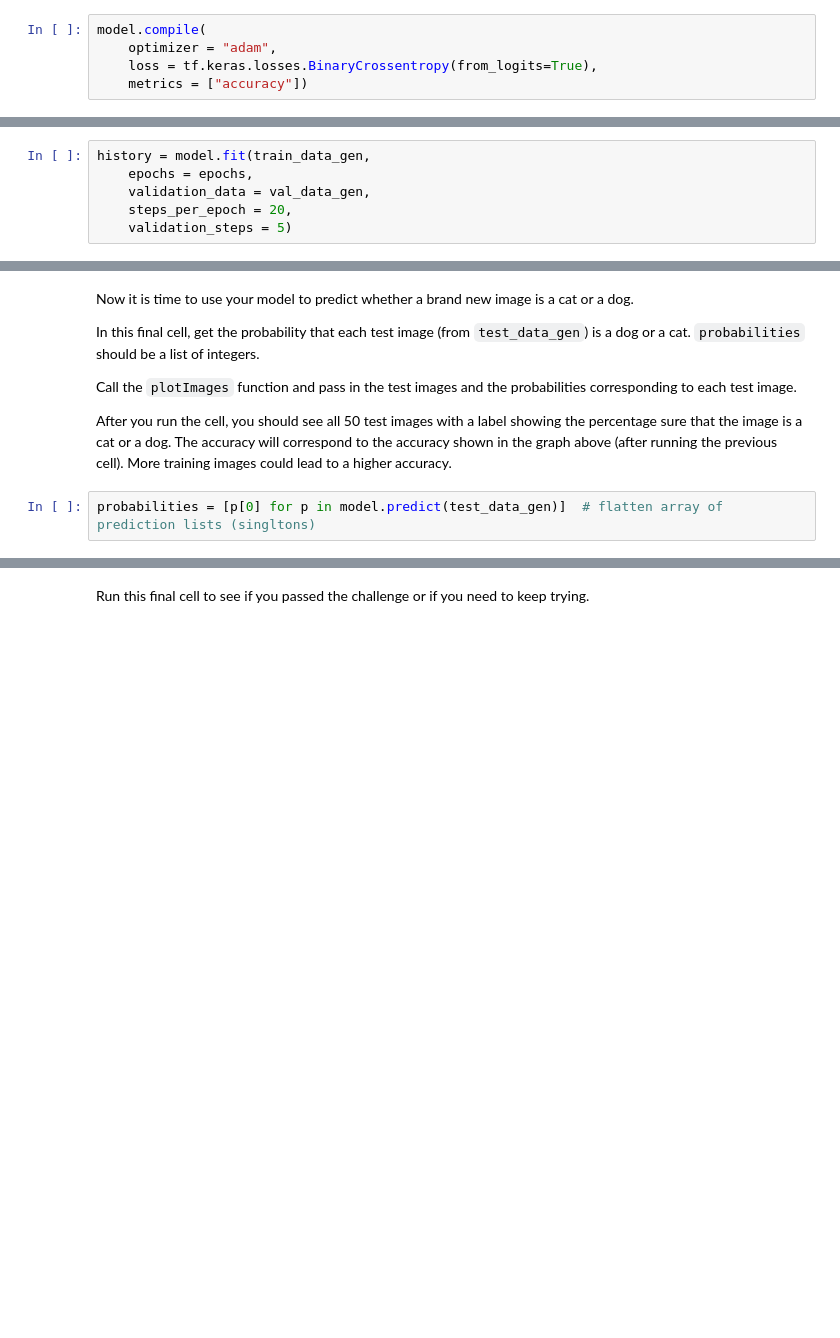
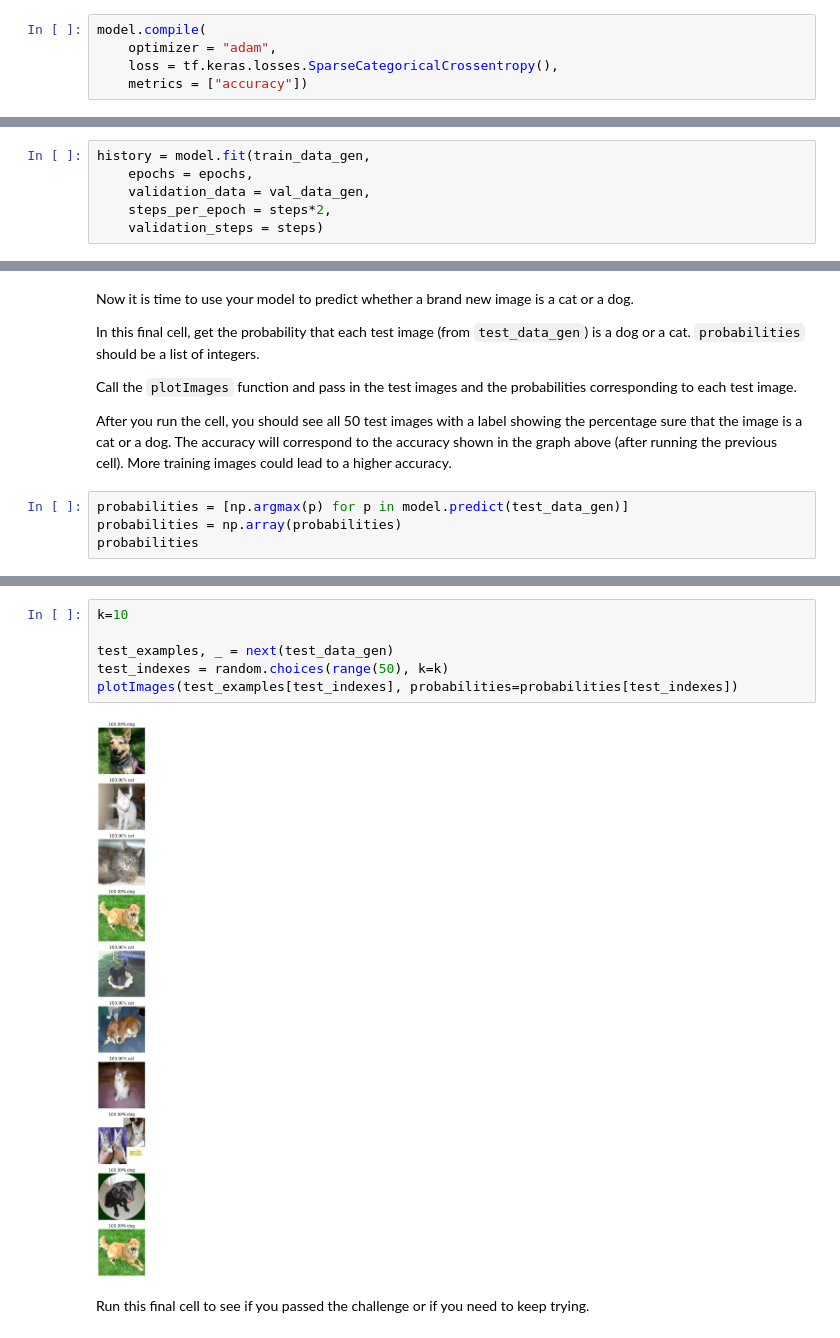
Before and after one commit to bryangoodrich/codecamp, a Jupyter notebook: freecodecamp/hotdog/fcc_cat_dog.ipynb, the cells around one changed output, grey strips where cells are left out. Cells and saved outputs as stored; diff of their text form; blank space fills up the shorter version.

Commit message:
Update hotdog working example at 64% accuracy

```diff
--- a/freecodecamp/hotdog/fcc_cat_dog.ipynb
+++ b/freecodecamp/hotdog/fcc_cat_dog.ipynb
@@ -186,7 +193,7 @@ _________________________________________________________________
 # %%
 model.compile(
     optimizer = "adam",
-    loss = tf.keras.losses.BinaryCrossentropy(from_logits=True),
+    loss = tf.keras.losses.SparseCategoricalCrossentropy(),
     metrics = ["accuracy"])
 # %% [markdown]
 Use the `fit` method on your `model` to train the network. Make sure to pass in arguments for `x`, `steps_per_epoch`, `epochs`, `validation_data`, and `validation_steps`.
@@ -194,7 +201,7 @@ Use the `fit` method on your `model` to train the network. Make sure to pass in
 history = model.fit(train_data_gen,
     epochs = epochs,
     validation_data = val_data_gen,
-    steps_per_epoch = 20,
-    validation_steps = 5)
+    steps_per_epoch = steps*2,
+    validation_steps = steps)
 # %% [output]
 Epoch 1/15
@@ -267,5 +258,7 @@ Call the `plotImages` function and pass in the test images and the probabilities
 
 After you run the cell, you should see all 50 test images with a label showing the percentage sure that the image is a cat or a dog. The accuracy will correspond to the accuracy shown in the graph above (after running the previous cell). More training images could lead to a higher accuracy.
 # %%
-probabilities = [p[0] for p in model.predict(test_data_gen)]  # flatten array of prediction lists (singltons)
+probabilities = [np.argmax(p) for p in model.predict(test_data_gen)]
+probabilities = np.array(probabilities)
+probabilities
 # %% [output]
@@ -273,3 +269,11 @@ probabilities = [p[0] for p in model.predict(test_data_gen)]  # flatten array of
+# %%
+k=10
+
+test_examples, _ = next(test_data_gen)
+test_indexes = random.choices(range(50), k=k)
+plotImages(test_examples[test_indexes], probabilities=probabilities[test_indexes])
+# %% [output]
+[figure, added]
 # %% [markdown]
 Run this final cell to see if you passed the challenge or if you need to keep trying.
 # %%
```
Also changed, not shown: parts of 12 cells of this notebook.
